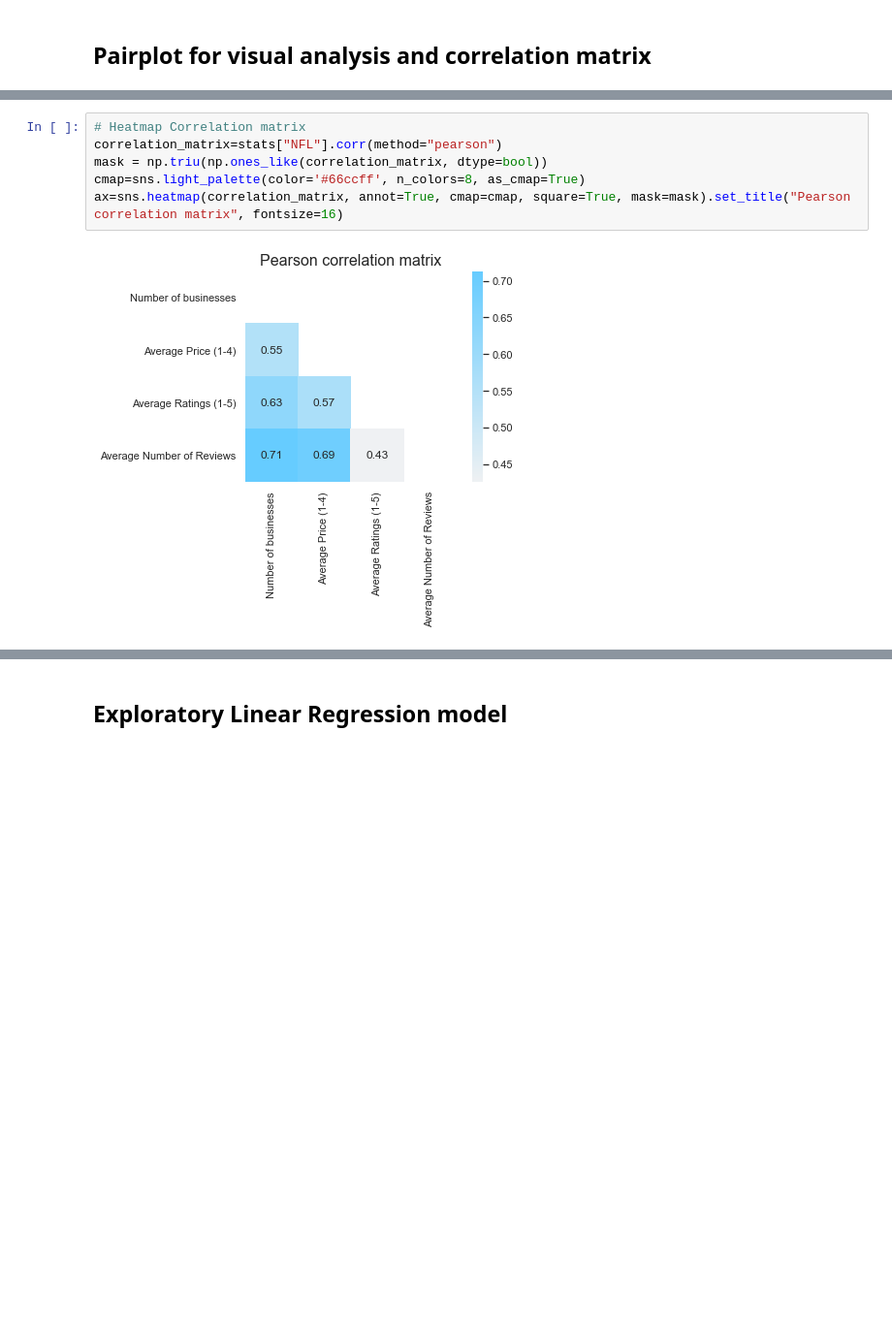
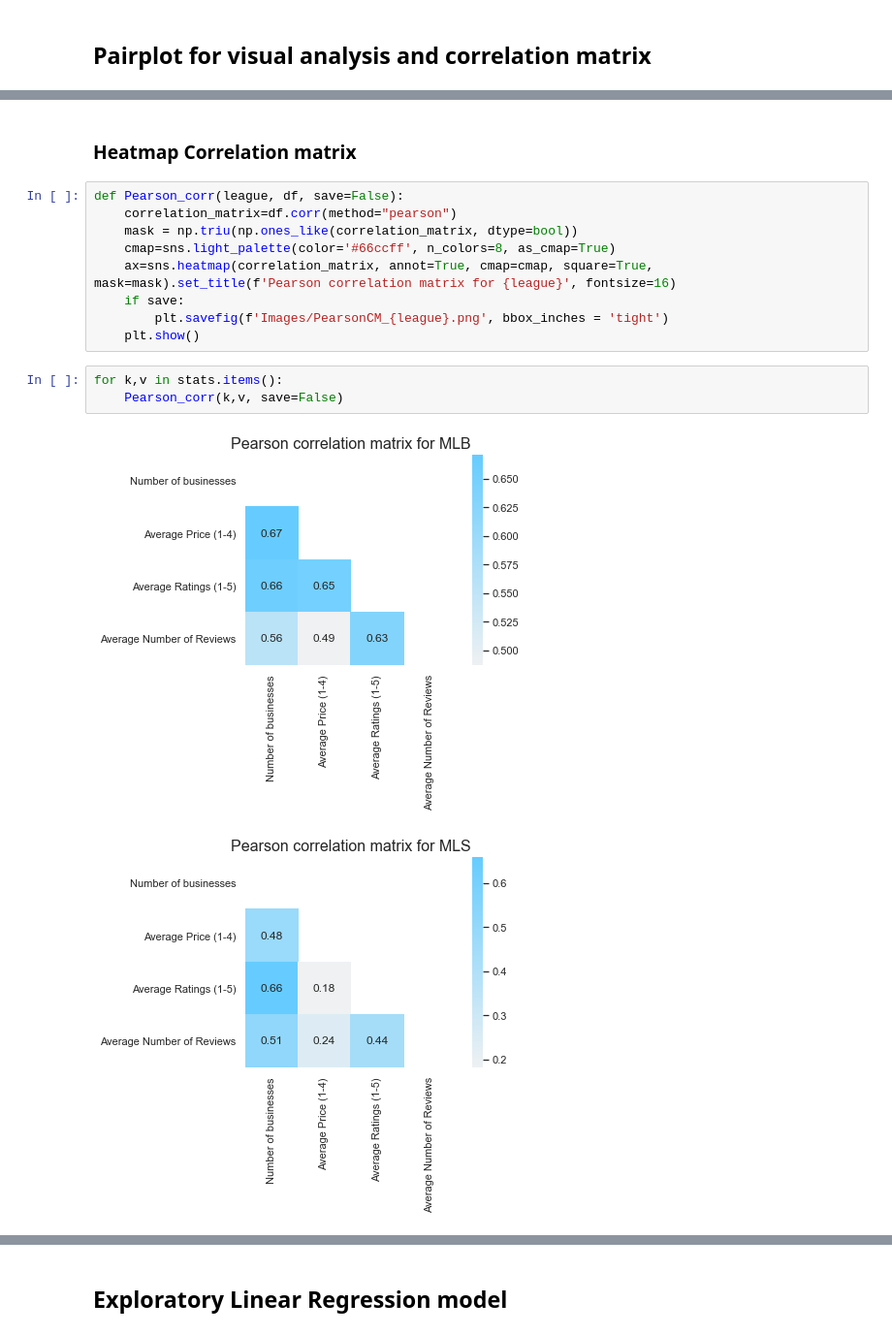
Before and after one commit to Xavier4t/Sports_and_Restaurants, a Jupyter notebook: Example_Analysis.ipynb, the cells around one changed output, grey strips where cells are left out. Shown at 97% size. Drawn from its saved outputs; the diff is of its cells as text; blank space fills up the shorter version.

```diff
--- a/Example_Analysis.ipynb
+++ b/Example_Analysis.ipynb
@@ -211,8 +224,17 @@ plt.show()
+# %% [markdown]
+### Heatmap Correlation matrix
 # %%
-# Heatmap Correlation matrix
-correlation_matrix=stats["NFL"].corr(method="pearson")
-mask = np.triu(np.ones_like(correlation_matrix, dtype=bool))
-cmap=sns.light_palette(color='#66ccff', n_colors=8, as_cmap=True)
-ax=sns.heatmap(correlation_matrix, annot=True, cmap=cmap, square=True, mask=mask).set_title("Pearson correlation matrix", fontsize=16)
+def Pearson_corr(league, df, save=False):
+    correlation_matrix=df.corr(method="pearson")
+    mask = np.triu(np.ones_like(correlation_matrix, dtype=bool))
+    cmap=sns.light_palette(color='#66ccff', n_colors=8, as_cmap=True)
+    ax=sns.heatmap(correlation_matrix, annot=True, cmap=cmap, square=True, mask=mask).set_title(f'Pearson correlation matrix for {league}', fontsize=16)
+    if save:
+        plt.savefig(f'Images/PearsonCM_{league}.png', bbox_inches = 'tight')
+    plt.show()
-# %% [output]
-[figure, removed]
+# %%
+for k,v in stats.items():
+    Pearson_corr(k,v, save=False)
+# %% [output]
+[figure, added]
+[figure, added]
```
Also changed, not shown: parts of 5 cells of this notebook, 30 other files.
